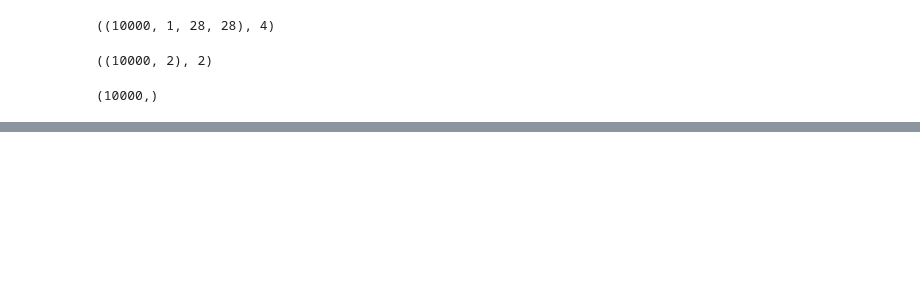
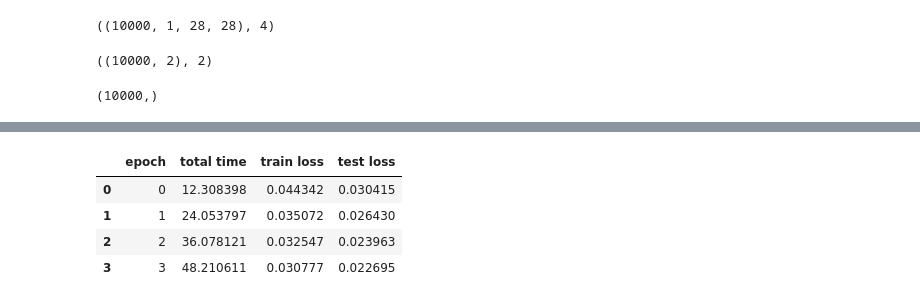
Before and after one commit to Amr-Abdellatif/Full-Autoencoder-implemented-in-PyTorch, a Jupyter notebook: main.ipynb, the cells around one changed output, grey strips where cells are left out. Cells and saved outputs as stored; diff of their text form; code cells hidden in the pictures; blank space fills up the shorter version.

```diff
--- a/main.ipynb
+++ b/main.ipynb
@@ -186,0 +293,9 @@ show_encode_decode(auto_encode_decode,addNoise(test_data_xy[4][0]))
+# %%
+train_network(dn_auto_encode_decode_dropout, loss_func=nn.MSELoss(),
+            train_loader=train_loader, test_loader=test_loader, epochs=4, device=device)
+# %% [output]
+|  | epoch | total time | train loss | test loss |
+| 0 | 0 | 12.308398 | 0.044342 | 0.030415 |
+| 1 | 1 | 24.053797 | 0.035072 | 0.026430 |
+| 2 | 2 | 36.078121 | 0.032547 | 0.023963 |
+| 3 | 3 | 48.210611 | 0.030777 | 0.022695 |
```
Also changed, not shown: parts of 19 cells of this notebook.
